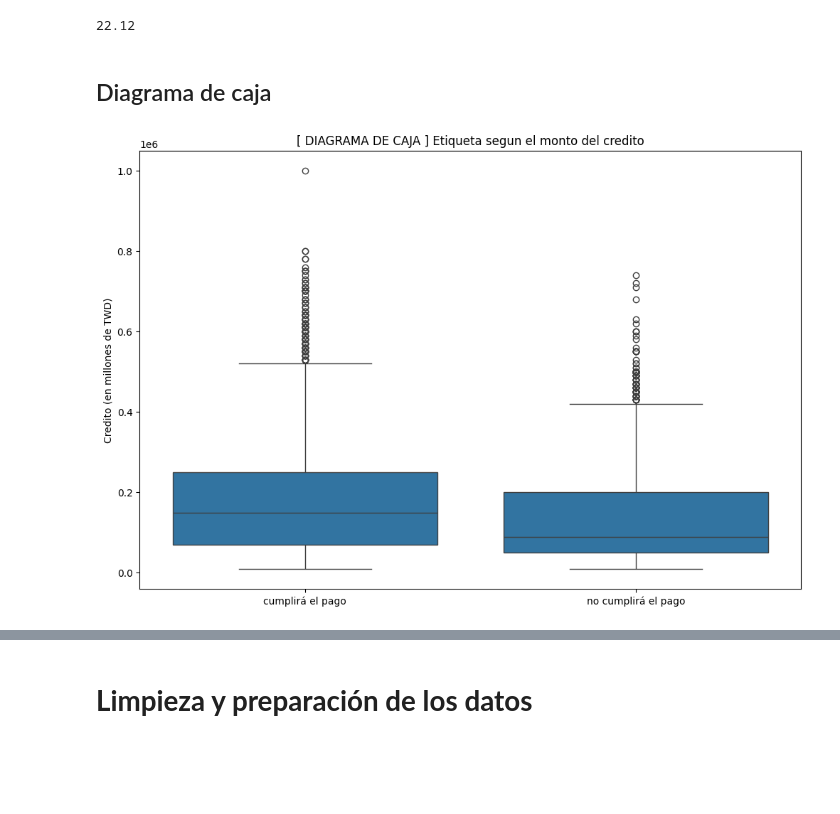
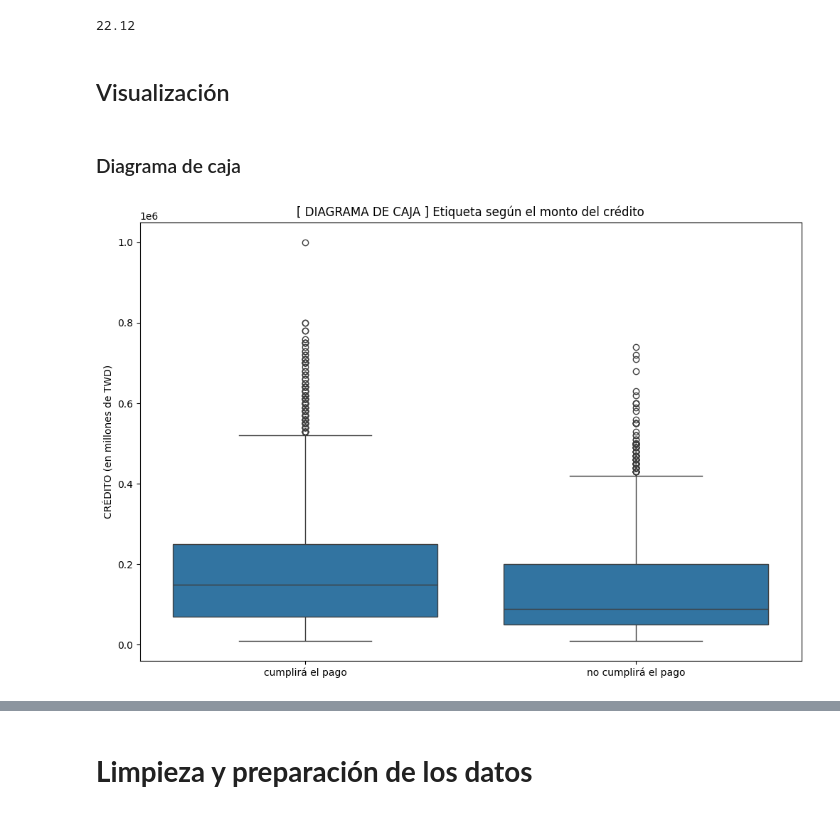
Before and after one commit to JuanCruzArese/TP-Final-ICD, a Jupyter notebook: TP_Final_ICD.ipynb, the cells around one changed output, grey strips where cells are left out. Cells and saved outputs as stored; diff of their text form; code cells hidden in the pictures; blank space fills up the shorter version.

```diff
--- a/TP_Final_ICD.ipynb
+++ b/TP_Final_ICD.ipynb
@@ -134,3 +134,5 @@ print(get_percentage(0))
 print(get_percentage(1))
 # %% [output]
 22.12
+# %% [markdown]
+## Visualización
@@ -137,24 +154,9 @@ print(get_percentage(1))
 # %% [markdown]
-## Diagrama de caja
+### Diagrama de caja
-# %%
-def plot(plot, x, y, title, ylabel):
-  plt.figure(figsize=(12, 8))
-
-  match plot:
-    case 'box':
-      sns.boxplot(data=df, x=x, y=y)
-    case 'violin':
-      sns.violinplot(data=df, x=x, y=y)
-
-  plt.title(title)
-  plt.xlabel('')
-  plt.xticks([0, 1], ['cumplirá el pago', 'no cumplirá el pago'])
-  plt.ylabel(ylabel)
-  plt.show()
-
-plot('box', 'default.payment.next.month', 'LIMIT_BAL',
-     '[ DIAGRAMA DE CAJA ] Etiqueta segun el monto del credito',
-     'Credito (en millones de TWD)')
-# %% [output]
-[figure, removed]
+# %%
+plot('box', 'default.payment.next.month', 'LIMIT_BAL',
+     '[ DIAGRAMA DE CAJA ] Etiqueta según el monto del crédito',
+     'CRÉDITO (en millones de TWD)')
+# %% [output]
+[figure, added]
 # %% [markdown]
```
Also changed, not shown: parts of 8 cells of this notebook.
